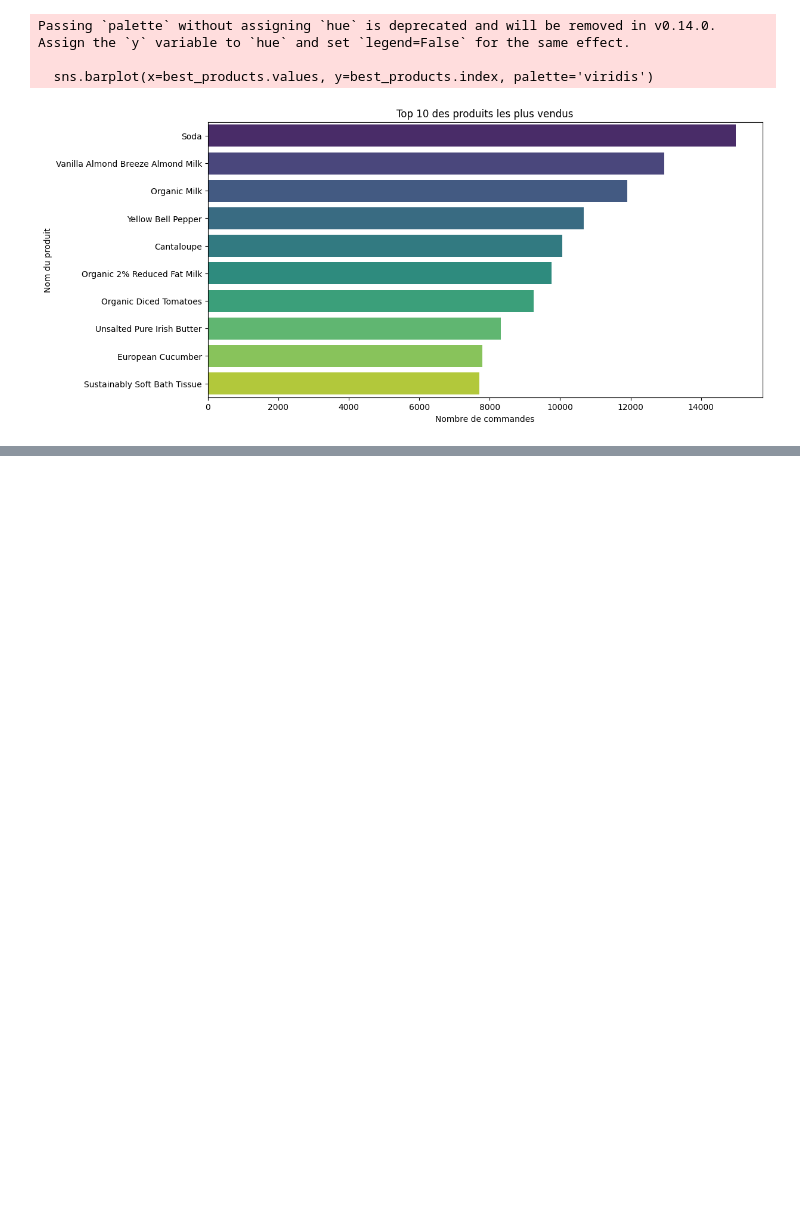
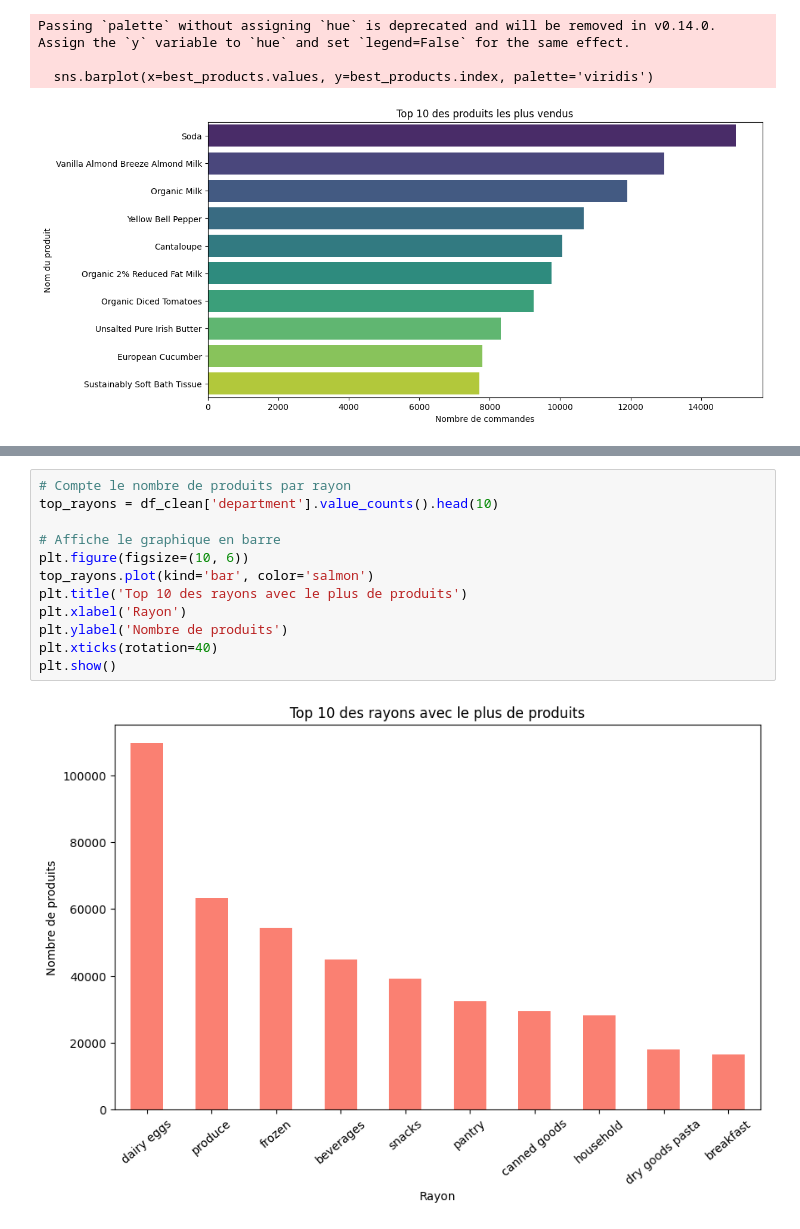
Before and after one commit to Lois5959/NEXTBUY, a Jupyter notebook: notebook_graph.ipynb, the cells around one changed output, grey strips where cells are left out. Saved outputs shown, nothing was run; the diff lists cells and outputs as text; blank space fills up the shorter version.

```diff
--- a/notebook_graph.ipynb
+++ b/notebook_graph.ipynb
@@ -71,0 +61,14 @@ See the caveats in the documentation: https://pandas.pydata.org/pandas-docs/stab
+# %%
+# Compte le nombre de produits par rayon
+top_rayons = df_clean['department'].value_counts().head(10)
+
+# Affiche le graphique en barre
+plt.figure(figsize=(10, 6))
+top_rayons.plot(kind='bar', color='salmon')
+plt.title('Top 10 des rayons avec le plus de produits')
+plt.xlabel('Rayon')
+plt.ylabel('Nombre de produits')
+plt.xticks(rotation=40)
+plt.show()
+# %% [output]
+[figure, added]
```
Also changed, not shown: parts of 5 cells of this notebook, 1 other file.
